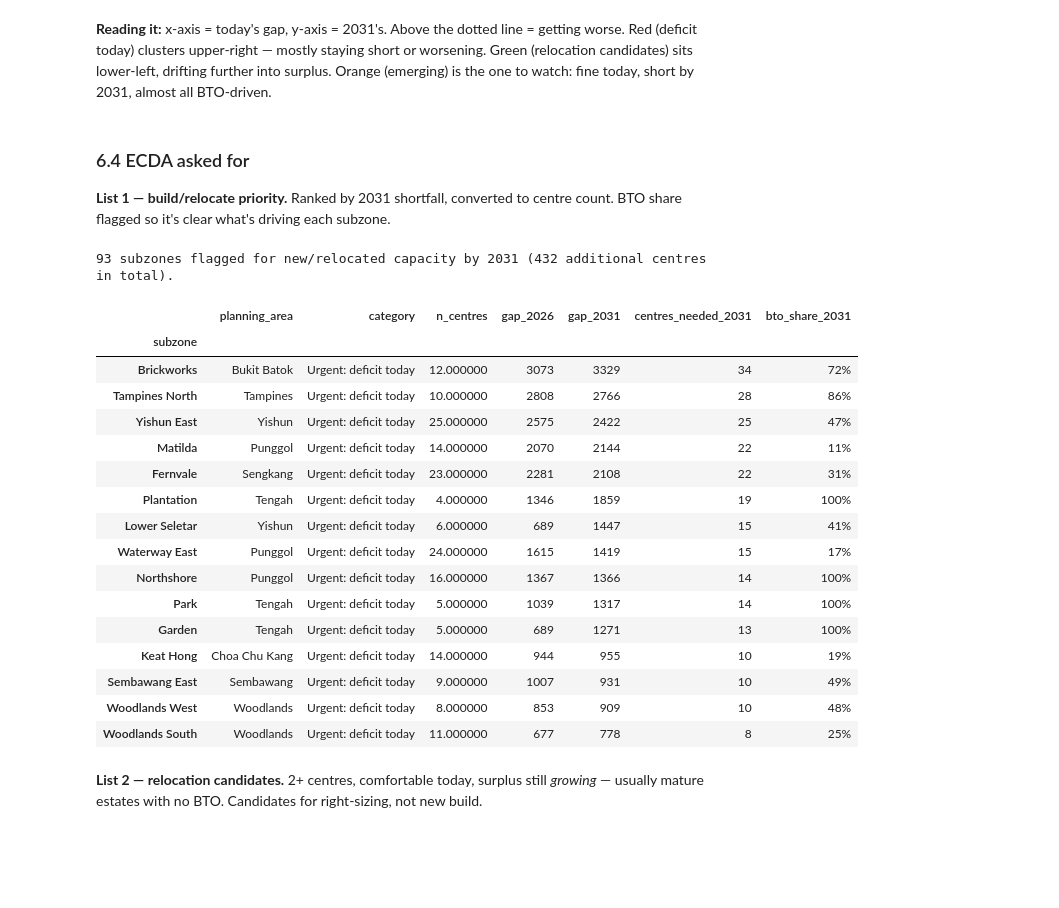
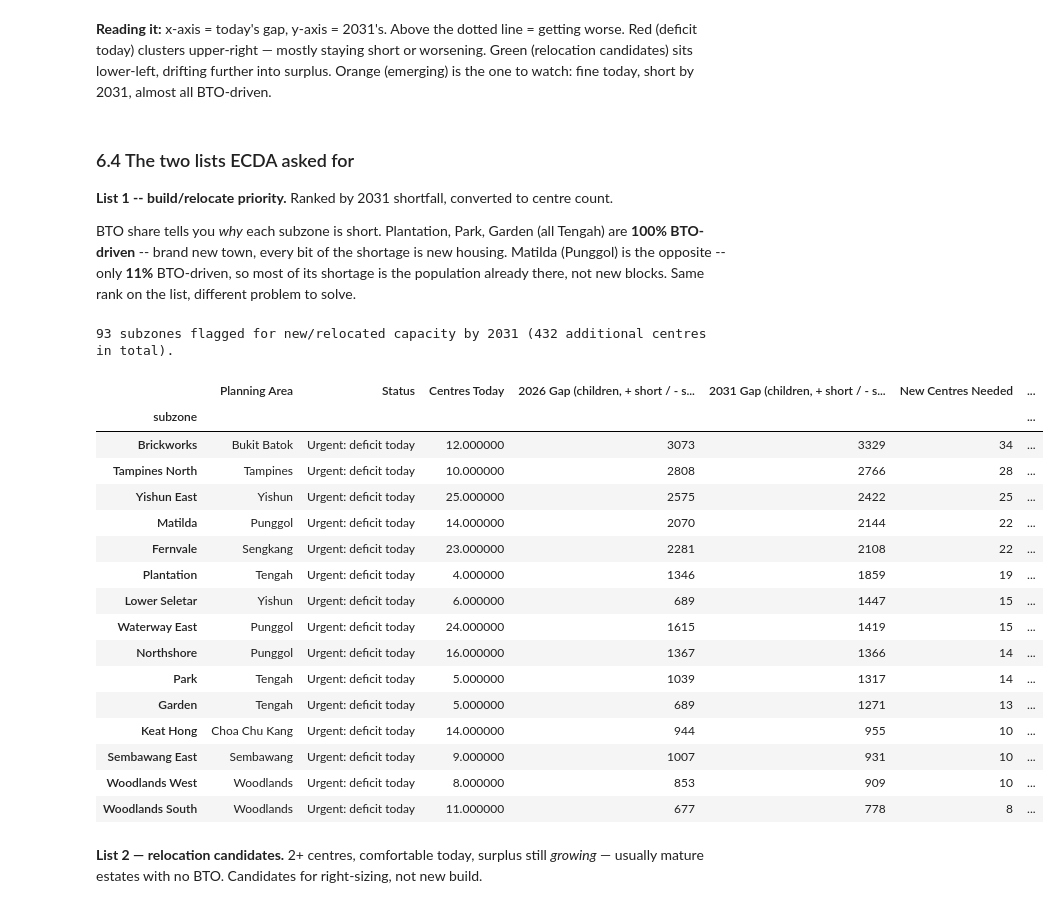
Before and after one commit to ngzongyi/govtech_geospatial, a Jupyter notebook: section-2-case-study/codes/childcare_analysis.ipynb, the cells around one changed output. Saved outputs shown, nothing was run; the diff lists cells and outputs as text; code cells hidden in the pictures; blank space fills up the shorter version.

Commit message:
Update preschool demand/supply analysis: notebook, slides, and deficit cascade output

```diff
--- a/section-2-case-study/codes/childcare_analysis.ipynb
+++ b/section-2-case-study/codes/childcare_analysis.ipynb
@@ -1130,41 +1130,55 @@ Name: count, dtype: int64
 # %% [markdown]
 **Reading it:** x-axis = today's gap, y-axis = 2031's. Above the dotted line = getting worse. Red (deficit today) clusters upper-right — mostly staying short or worsening. Green (relocation candidates) sits lower-left, drifting further into surplus. Orange (emerging) is the one to watch: fine today, short by 2031, almost all BTO-driven.
 # %% [markdown]
-### 6.4 ECDA asked for
+### 6.4 The two lists ECDA asked for
 
-**List 1 — build/relocate priority.** Ranked by 2031 shortfall, converted to centre count. BTO share flagged so it's clear what's driving each subzone.
+**List 1 -- build/relocate priority.** Ranked by 2031 shortfall, converted to centre count.
+
+BTO share tells you *why* each subzone is short. Plantation, Park, Garden (all Tengah) are **100% BTO-driven** -- brand new town, every bit of the shortage is new housing. Matilda (Punggol) is the opposite -- only **11%** BTO-driven, so most of its shortage is the population already there, not new blocks. Same rank on the list, different problem to solve.
 # %%
 gap_table["bto_share_2031"] = (gap_table[f"bto_{FORECAST_YEARS[-1]}"] / gap_table[f"demand_{FORECAST_YEARS[-1]}"].replace(0, np.nan)).fillna(0)
 
 priority_build = gap_table[gap_table["category"].isin(["Urgent: deficit today", "Emerging: deficit by 2031"])].copy()
 priority_build = priority_build.sort_values(f"gap_{FORECAST_YEARS[-1]}", ascending=False)
 priority_cols = ["planning_area", "category", "n_centres", f"gap_{FORECAST_YEARS[0]}", f"gap_{FORECAST_YEARS[-1]}", "centres_needed_2031", "bto_share_2031"]
+col_labels = {
+    "planning_area": "Planning Area",
+    "category": "Status",
+    "n_centres": "Centres Today",
+    f"gap_{FORECAST_YEARS[0]}": f"{FORECAST_YEARS[0]} Gap (children, + short / - surplus)",
+    f"gap_{FORECAST_YEARS[-1]}": f"{FORECAST_YEARS[-1]} Gap (children, + short / - surplus)",
+    "centres_needed_2031": "New Centres Needed",
+    "bto_share_2031": "Share Driven by BTO",
+}
 
 print(f"{len(priority_build)} subzones flagged for new/relocated capacity by 2031 "
       f"({priority_build['centres_needed_2031'].sum():.0f} additional centres in total).\n")
-priority_build[priority_cols].head(15).style.format({
-    f"gap_{FORECAST_YEARS[0]}": "{:.0f}", f"gap_{FORECAST_YEARS[-1]}": "{:.0f}",
-    "centres_needed_2031": "{:.0f}", "bto_share_2031": "{:.0%}",
+priority_display = priority_build[priority_cols].head(15).rename(columns=col_labels)
+priority_display.style.format({
+    col_labels[f"gap_{FORECAST_YEARS[0]}"]: "{:.0f}",
+    col_labels[f"gap_{FORECAST_YEARS[-1]}"]: "{:.0f}",
+    col_labels["centres_needed_2031"]: "{:.0f}",
+    col_labels["bto_share_2031"]: "{:.0%}",
 })
 # %% [output]
 93 subzones flagged for new/relocated capacity by 2031 (432 additional centres in total).
-|  | planning_area | category | n_centres | gap_2026 | gap_2031 | centres_needed_2031 | bto_share_2031 |
-| subzone |  |  |  |  |  |  |  |
-| Brickworks | Bukit Batok | Urgent: deficit today | 12.000000 | 3073 | 3329 | 34 | 72% |
-| Tampines North | Tampines | Urgent: deficit today | 10.000000 | 2808 | 2766 | 28 | 86% |
-| Yishun East | Yishun | Urgent: deficit today | 25.000000 | 2575 | 2422 | 25 | 47% |
-| Matilda | Punggol | Urgent: deficit today | 14.000000 | 2070 | 2144 | 22 | 11% |
-| Fernvale | Sengkang | Urgent: deficit today | 23.000000 | 2281 | 2108 | 22 | 31% |
-| Plantation | Tengah | Urgent: deficit today | 4.000000 | 1346 | 1859 | 19 | 100% |
-| Lower Seletar | Yishun | Urgent: deficit today | 6.000000 | 689 | 1447 | 15 | 41% |
-| Waterway East | Punggol | Urgent: deficit today | 24.000000 | 1615 | 1419 | 15 | 17% |
-| Northshore | Punggol | Urgent: deficit today | 16.000000 | 1367 | 1366 | 14 | 100% |
-| Park | Tengah | Urgent: deficit today | 5.000000 | 1039 | 1317 | 14 | 100% |
-| Garden | Tengah | Urgent: deficit today | 5.000000 | 689 | 1271 | 13 | 100% |
-| Keat Hong | Choa Chu Kang | Urgent: deficit today | 14.000000 | 944 | 955 | 10 | 19% |
-| Sembawang East | Sembawang | Urgent: deficit today | 9.000000 | 1007 | 931 | 10 | 49% |
-| Woodlands West | Woodlands | Urgent: deficit today | 8.000000 | 853 | 909 | 10 | 48% |
-| Woodlands South | Woodlands | Urgent: deficit today | 11.000000 | 677 | 778 | 8 | 25% |
+|  | Planning Area | Status | Centres Today | 2026 Gap (children, + short / - s... | 2031 Gap (children, + short / - s... | New Centres Needed | ... |
+| subzone |  |  |  |  |  |  | ... |
+| Brickworks | Bukit Batok | Urgent: deficit today | 12.000000 | 3073 | 3329 | 34 | ... |
+| Tampines North | Tampines | Urgent: deficit today | 10.000000 | 2808 | 2766 | 28 | ... |
+| Yishun East | Yishun | Urgent: deficit today | 25.000000 | 2575 | 2422 | 25 | ... |
+| Matilda | Punggol | Urgent: deficit today | 14.000000 | 2070 | 2144 | 22 | ... |
+| Fernvale | Sengkang | Urgent: deficit today | 23.000000 | 2281 | 2108 | 22 | ... |
+| Plantation | Tengah | Urgent: deficit today | 4.000000 | 1346 | 1859 | 19 | ... |
+| Lower Seletar | Yishun | Urgent: deficit today | 6.000000 | 689 | 1447 | 15 | ... |
+| Waterway East | Punggol | Urgent: deficit today | 24.000000 | 1615 | 1419 | 15 | ... |
+| Northshore | Punggol | Urgent: deficit today | 16.000000 | 1367 | 1366 | 14 | ... |
+| Park | Tengah | Urgent: deficit today | 5.000000 | 1039 | 1317 | 14 | ... |
+| Garden | Tengah | Urgent: deficit today | 5.000000 | 689 | 1271 | 13 | ... |
+| Keat Hong | Choa Chu Kang | Urgent: deficit today | 14.000000 | 944 | 955 | 10 | ... |
+| Sembawang East | Sembawang | Urgent: deficit today | 9.000000 | 1007 | 931 | 10 | ... |
+| Woodlands West | Woodlands | Urgent: deficit today | 8.000000 | 853 | 909 | 10 | ... |
+| Woodlands South | Woodlands | Urgent: deficit today | 11.000000 | 677 | 778 | 8 | ... |
 # %% [markdown]
 **List 2 — relocation candidates.** 2+ centres, comfortable today, surplus still *growing* — usually mature estates with no BTO. Candidates for right-sizing, not new build.
 # %%
```
Also changed, not shown: parts of 5 cells of this notebook, 3 other files.
